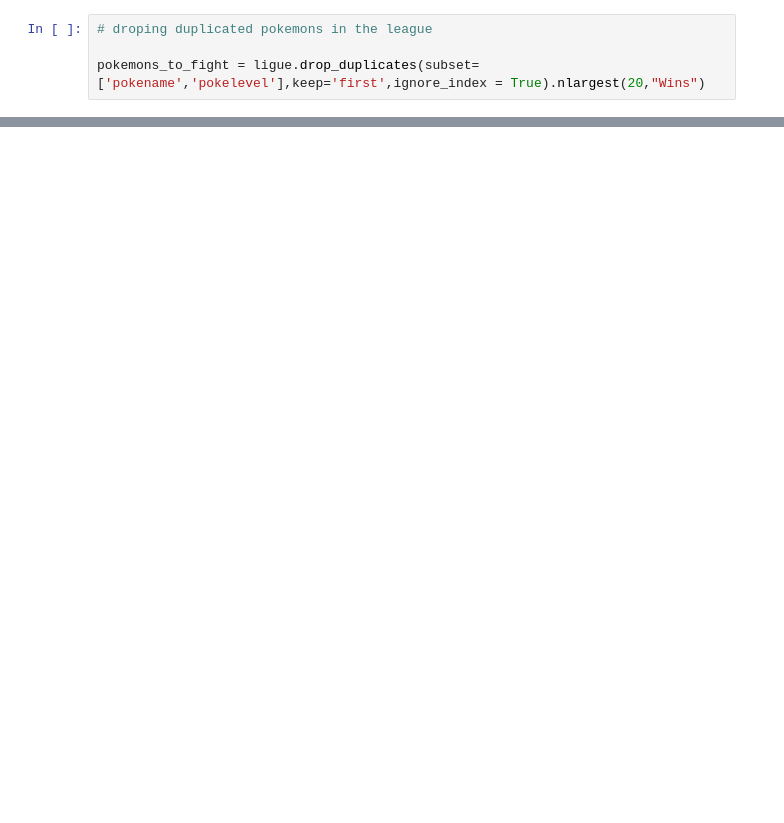
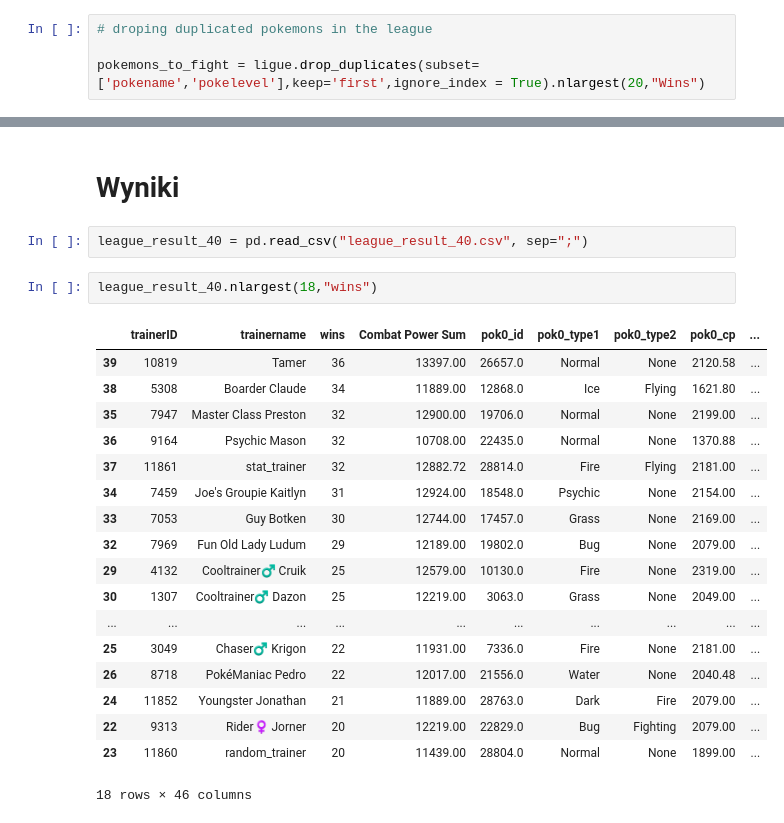
Before and after one commit to infoshareacademy/jdszr2-DataResearchers, a Jupyter notebook: python/main.ipynb, the cells around one changed output, grey strips where cells are left out. Cells and saved outputs as stored; diff of their text form; blank space fills up the shorter version.

```diff
--- a/python/main.ipynb
+++ b/python/main.ipynb
@@ -502,0 +541,25 @@ TypeError: on_button_clicked() takes 0 positional arguments but 1 was given
+# %% [markdown]
+# Wyniki
+# %%
+league_result_40 = pd.read_csv("league_result_40.csv", sep=";")
+# %%
+league_result_40.nlargest(18,"wins")
+# %% [output]
+|  | trainerID | trainername | wins | Combat Power Sum | pok0_id | pok0_type1 | pok0_type2 | pok0_cp | ... |
+| 39 | 10819 | Tamer | 36 | 13397.00 | 26657.0 | Normal | None | 2120.58 | ... |
+| 38 | 5308 | Boarder Claude | 34 | 11889.00 | 12868.0 | Ice | Flying | 1621.80 | ... |
+| 35 | 7947 | Master Class Preston | 32 | 12900.00 | 19706.0 | Normal | None | 2199.00 | ... |
+| 36 | 9164 | Psychic Mason | 32 | 10708.00 | 22435.0 | Normal | None | 1370.88 | ... |
+| 37 | 11861 | stat_trainer | 32 | 12882.72 | 28814.0 | Fire | Flying | 2181.00 | ... |
+| 34 | 7459 | Joe's Groupie Kaitlyn | 31 | 12924.00 | 18548.0 | Psychic | None | 2154.00 | ... |
+| 33 | 7053 | Guy Botken | 30 | 12744.00 | 17457.0 | Grass | None | 2169.00 | ... |
+| 32 | 7969 | Fun Old Lady Ludum | 29 | 12189.00 | 19802.0 | Bug | None | 2079.00 | ... |
+| 29 | 4132 | Cooltrainer♂ Cruik | 25 | 12579.00 | 10130.0 | Fire | None | 2319.00 | ... |
+| 30 | 1307 | Cooltrainer♂ Dazon | 25 | 12219.00 | 3063.0 | Grass | None | 2049.00 | ... |
+| ... | ... | ... | ... | ... | ... | ... | ... | ... | ... |
+| 25 | 3049 | Chaser♂ Krigon | 22 | 11931.00 | 7336.0 | Fire | None | 2181.00 | ... |
+| 26 | 8718 | PokéManiac Pedro | 22 | 12017.00 | 21556.0 | Water | None | 2040.48 | ... |
+| 24 | 11852 | Youngster Jonathan | 21 | 11889.00 | 28763.0 | Dark | Fire | 2079.00 | ... |
+| 22 | 9313 | Rider♀ Jorner | 20 | 12219.00 | 22829.0 | Bug | Fighting | 2079.00 | ... |
+| 23 | 11860 | random_trainer | 20 | 11439.00 | 28804.0 | Normal | None | 1899.00 | ... |
+18 rows × 46 columns
```
Also changed, not shown: parts of 21 cells of this notebook, 3 other files.
